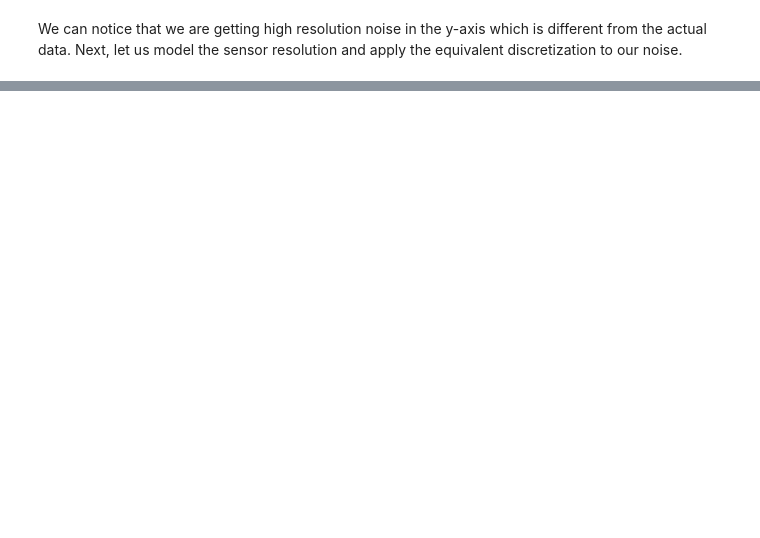
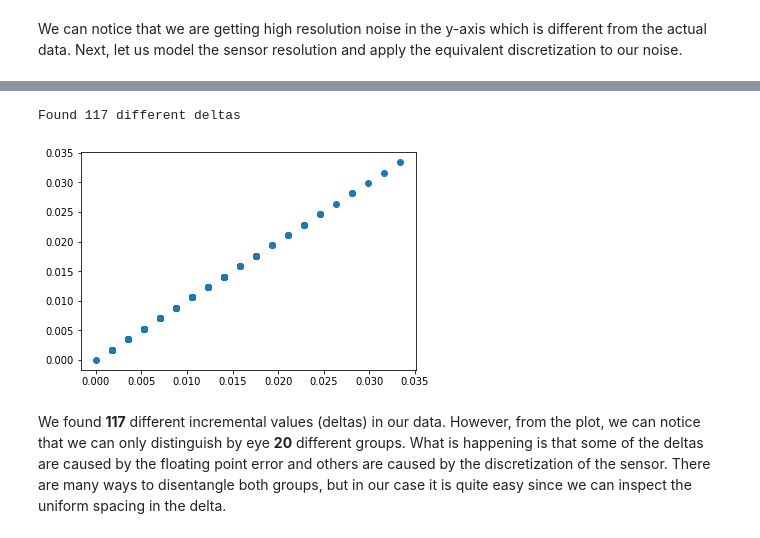
Before and after one commit to gvieralopez/pmt_simulator, a Jupyter notebook: pmt_simulator.ipynb, the cells around one changed output, grey strips where cells are left out. Saved outputs shown, nothing was run; the diff lists cells and outputs as text; code cells hidden in the pictures; blank space fills up the shorter version.

Commit message:
Add a model for sensor resolution

```diff
--- a/pmt_simulator.ipynb
+++ b/pmt_simulator.ipynb
@@ -164,0 +188,17 @@ We can notice that we are getting high resolution noise in the y-axis which is d
+# %%
+# Get all the deltas
+deltas = []
+for signal in X:
+    deltas.append(np.abs(np.ediff1d(signal)))
+deltas = np.hstack(deltas)
+
+# Filter duplicated deltas
+deltas_un = np.unique(deltas)
+print(f'Found {deltas_un.shape[0]} different deltas')
+plt.scatter(deltas_un, deltas_un)
+plt.show()
+# %% [output]
+Found 117 different deltas
+[figure, added]
+# %% [markdown]
+We found **117** different incremental values (deltas) in our data. However, from the plot, we can notice that we can only distinguish by eye **20** different groups. What is happening is that some of the deltas are caused by the floating point error and others are caused by the discretization of the sensor. There are many ways to disentangle both groups, but in our case it is quite easy since we can inspect the uniform spacing in the delta.
```
Also changed, not shown: parts of 14 cells of this notebook.
